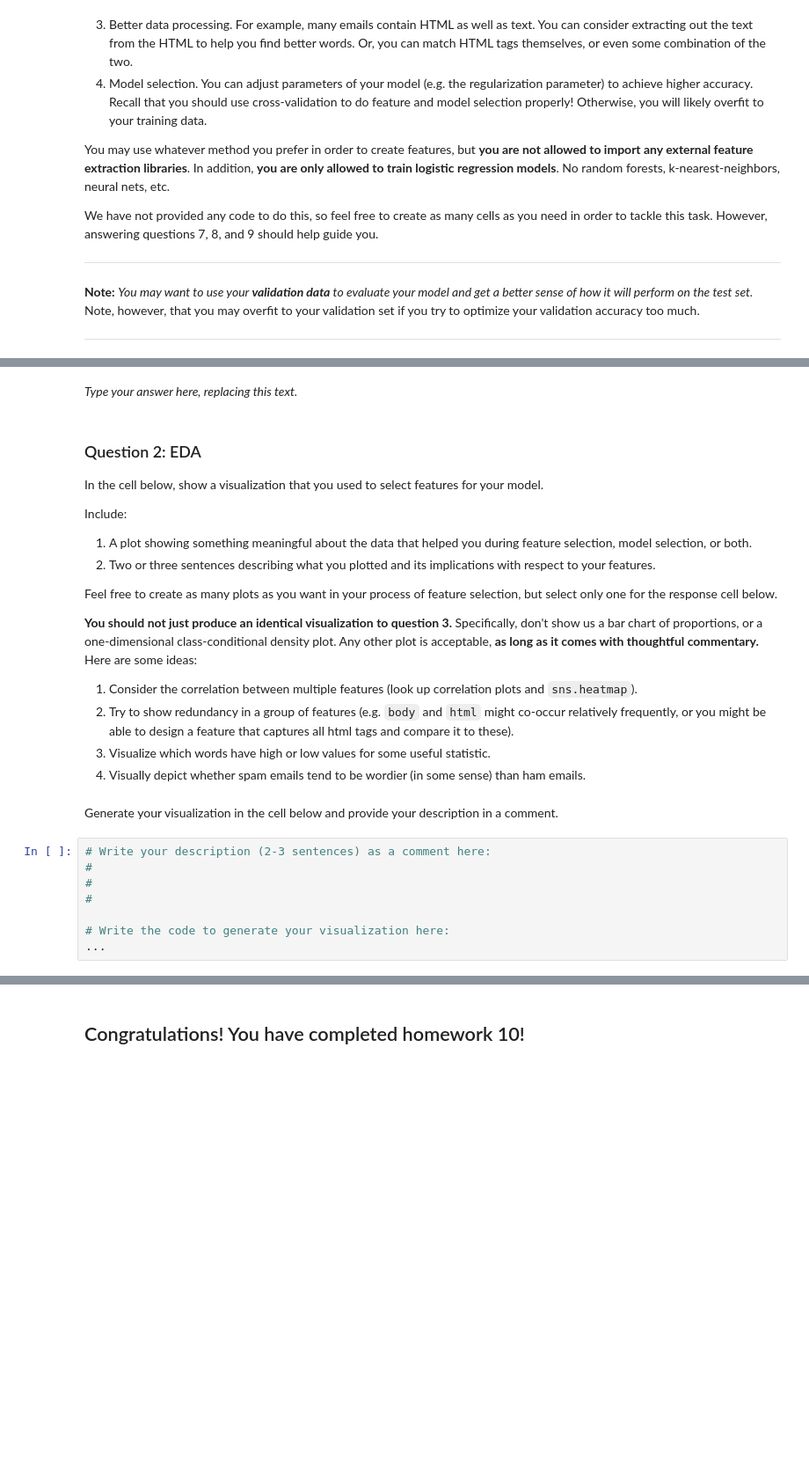
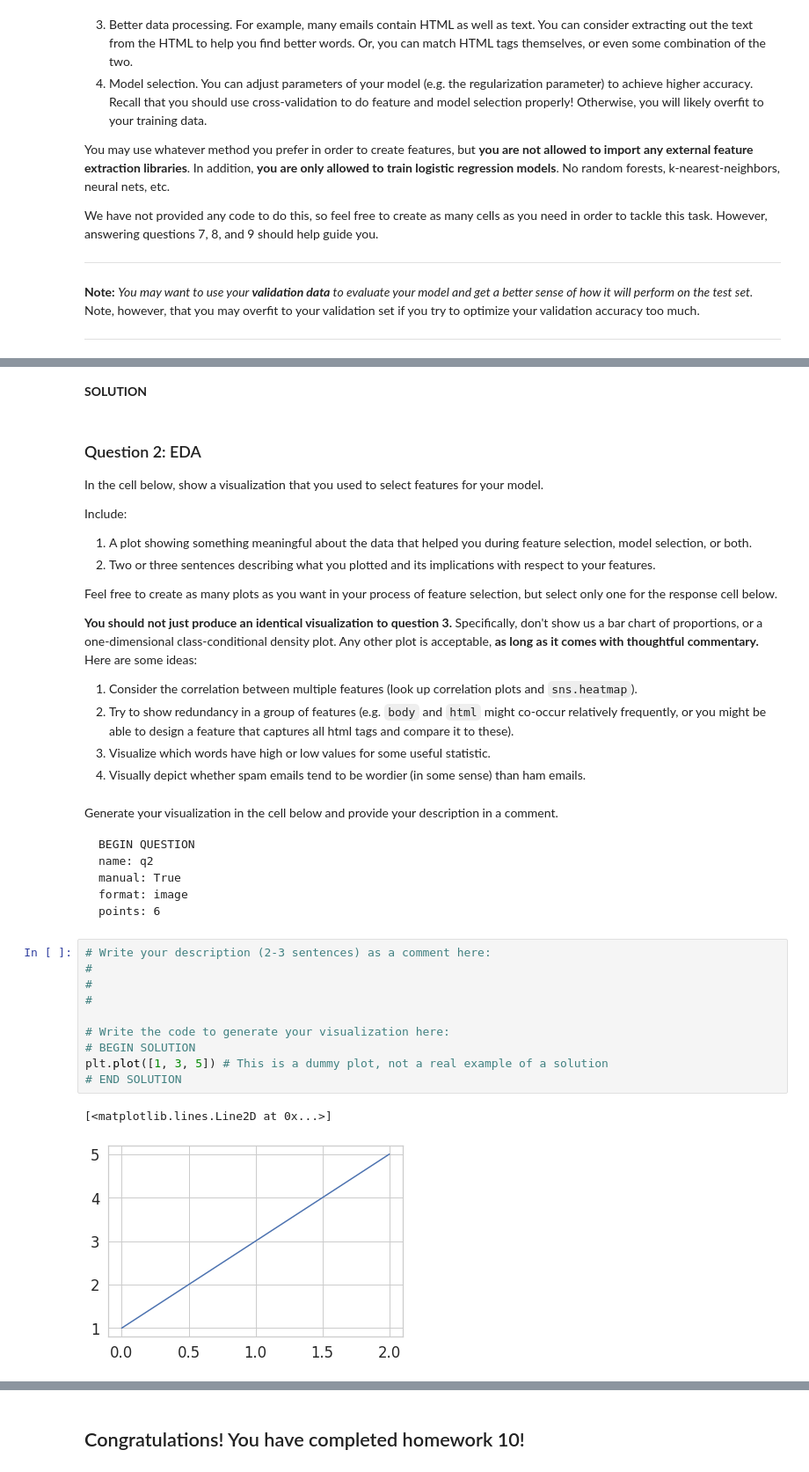
Before and after one commit to DS-100/sp21, a Jupyter notebook: hw/hw10/hw10.ipynb, the cells around one changed output, grey strips where cells are left out. Shown at 88% size. Cells and saved outputs as stored; diff of their text form; blank space fills up the shorter version.

````diff
--- a/hw/hw10/hw10.ipynb
+++ b/hw/hw10/hw10.ipynb
@@ -225,10 +278,6 @@ points: 6
-# %% [markdown]
-_Type your answer here, replacing this text._
+# %% [markdown]
+**SOLUTION**
 # %% [markdown]
-<!-- END QUESTION -->
-
-
-
 ### Question 2: EDA
 
 In the cell below, show a visualization that you used to select features for your model.
@@ -247,23 +296,26 @@ Feel free to create as many plots as you want in your process of feature selecti
 1. Visualize which words have high or low values for some useful statistic.
 1. Visually depict whether spam emails tend to be wordier (in some sense) than ham emails.
 # %% [markdown]
-<!-- BEGIN QUESTION -->
-
 Generate your visualization in the cell below and provide your description in a comment.
 
-<!--
+```
 BEGIN QUESTION
 name: q2
 manual: True
 format: image
 points: 6
--->
+```
 # %%
 # Write your description (2-3 sentences) as a comment here:
 #
 #
 #
 
 # Write the code to generate your visualization here:
-...
+# BEGIN SOLUTION
+plt.plot([1, 3, 5]) # This is a dummy plot, not a real example of a solution
+# END SOLUTION
+# %% [output]
+[<matplotlib.lines.Line2D at 0x...>]
+[figure, added]
 # %% [markdown]
````
Also changed, not shown: parts of 25 cells of this notebook.
